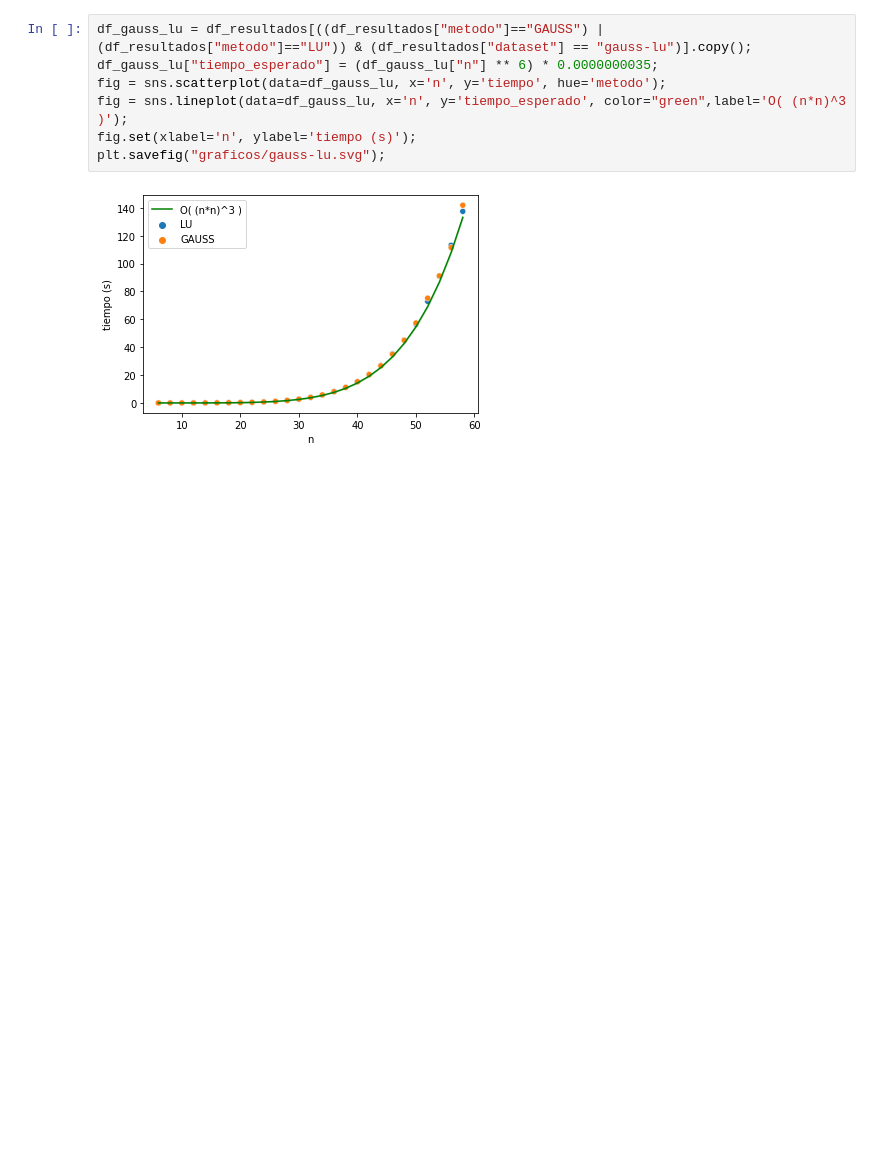
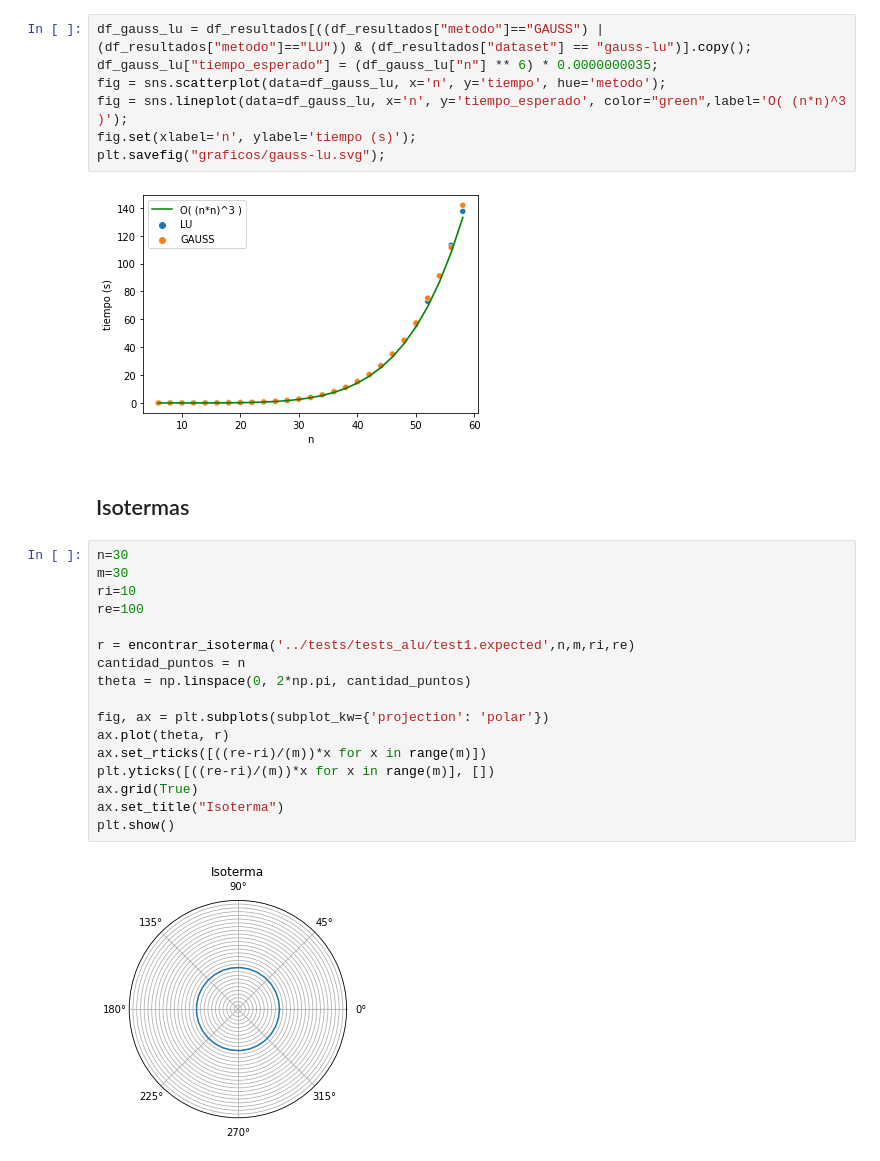
Before and after one commit to Ceilovee/Metodos, a Jupyter notebook: tp metodos/python/analisis.ipynb, the cells around one changed output. Cells and saved outputs as stored; diff of their text form; blank space fills up the shorter version.

Commit message:
grafico de isoterma

```diff
--- a/tp metodos/python/analisis.ipynb
+++ b/tp metodos/python/analisis.ipynb
@@ -104,3 +67,24 @@ fig.set(xlabel='n', ylabel='tiempo (s)');
 plt.savefig("graficos/gauss-lu.svg");
 # %% [output]
 [figure]
+# %% [markdown]
+## Isotermas
+# %%
+n=30
+m=30
+ri=10
+re=100
+
+r = encontrar_isoterma('../tests/tests_alu/test1.expected',n,m,ri,re)
+cantidad_puntos = n
+theta = np.linspace(0, 2*np.pi, cantidad_puntos)
+
+fig, ax = plt.subplots(subplot_kw={'projection': 'polar'})
+ax.plot(theta, r)
+ax.set_rticks([((re-ri)/(m))*x for x in range(m)])
+plt.yticks([((re-ri)/(m))*x for x in range(m)], [])
+ax.grid(True)
+ax.set_title("Isoterma")
+plt.show()
+# %% [output]
+[figure, added]
```
Also changed, not shown: parts of 2 cells of this notebook.
